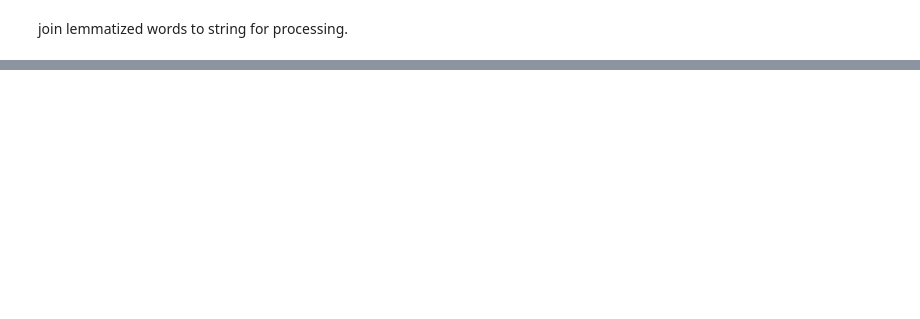
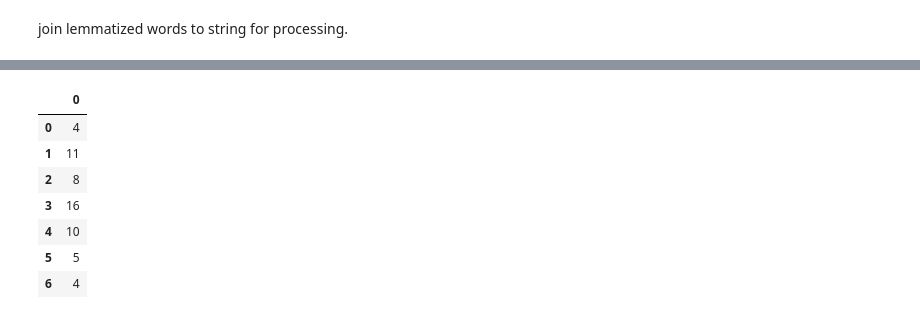
Before and after one commit to robinleoknauth/NLP_project, a Jupyter notebook: NLP_topic_modeling.ipynb, the cells around one changed output, grey strips where cells are left out. Cells and saved outputs as stored; diff of their text form; code cells hidden in the pictures; blank space fills up the shorter version.

```diff
--- a/NLP_topic_modeling.ipynb
+++ b/NLP_topic_modeling.ipynb
@@ -197,4 +251,13 @@ topics_lda
 # %%
-tsne_labels
+tsne_labels.head(7)
+# %% [output]
+|  | 0 |
+| 0 | 4 |
+| 1 | 11 |
+| 2 | 8 |
+| 3 | 16 |
+| 4 | 10 |
+| 5 | 5 |
+| 6 | 4 |
 # %%
 df_merged.tags
```
Also changed, not shown: parts of 23 cells of this notebook.
